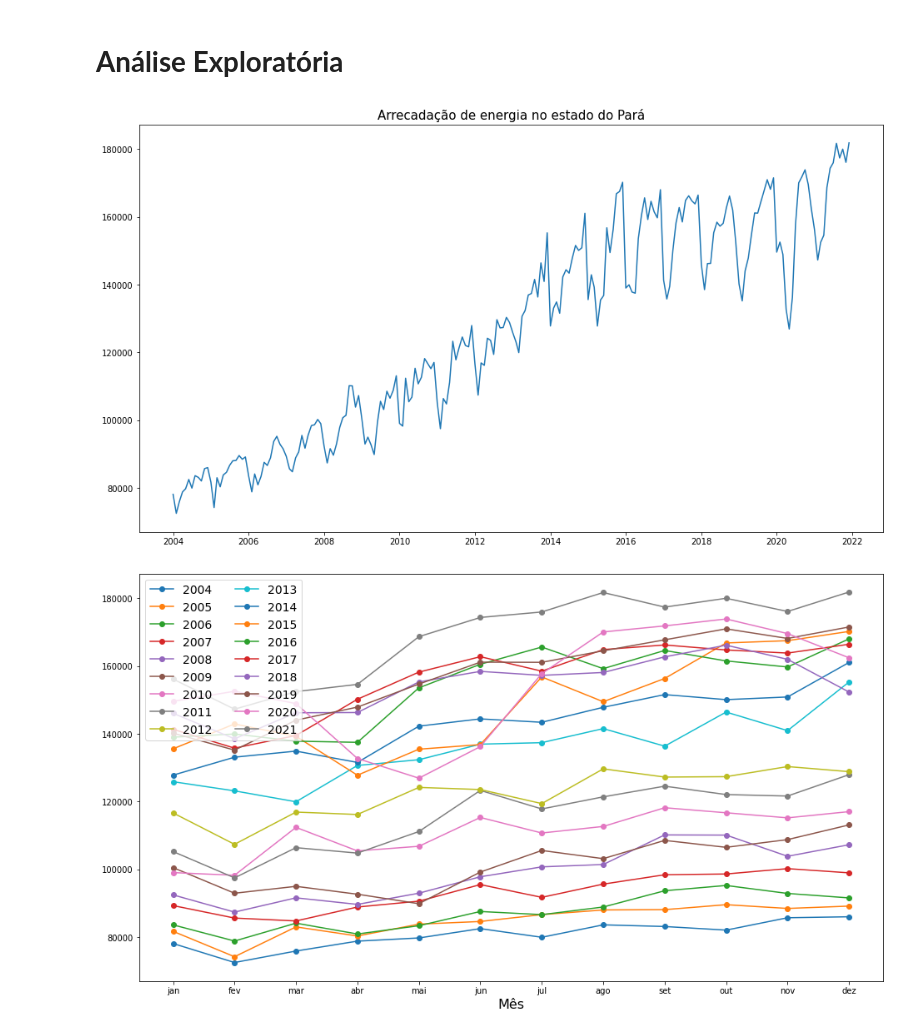
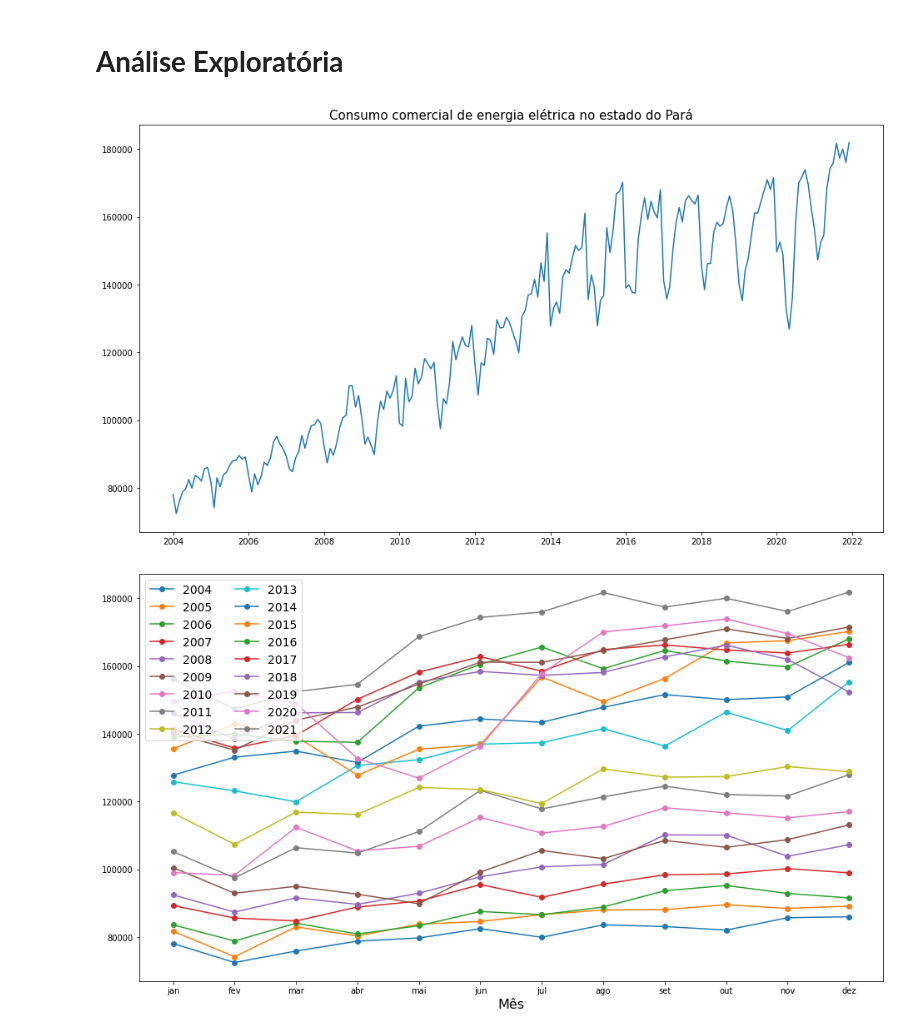
Before and after one commit to nicolycosta/RedesNeurais-SeriesTemporais, a Jupyter notebook: RNIPCA.ipynb, the cells around one changed output. Cells and saved outputs as stored; diff of their text form; code cells hidden in the pictures.

```diff
--- a/RNIPCA.ipynb
+++ b/RNIPCA.ipynb
@@ -58,15 +71,15 @@ serie
 # %%
 plt.figure(figsize=(16,9))
 
 plt.plot()
 plt.plot(serie['energia'])
-plt.title('Arrecadação de energia no estado do Pará',fontsize=15)
+plt.title('Consumo comercial de energia elétrica no estado do Pará',fontsize=15)
 plt.ylabel('',fontsize=14)
 #plt.savefig('Gráfico.png', format='png') #salvar o imagem
 
 plt.show()
 # %% [output]
-[figure, old version]
+[figure, new version]
 # %%
 anos = serie.index.year.unique()
 meses = serie.index.month.unique()
```
Also changed, not shown: parts of 1 cell of this notebook.
